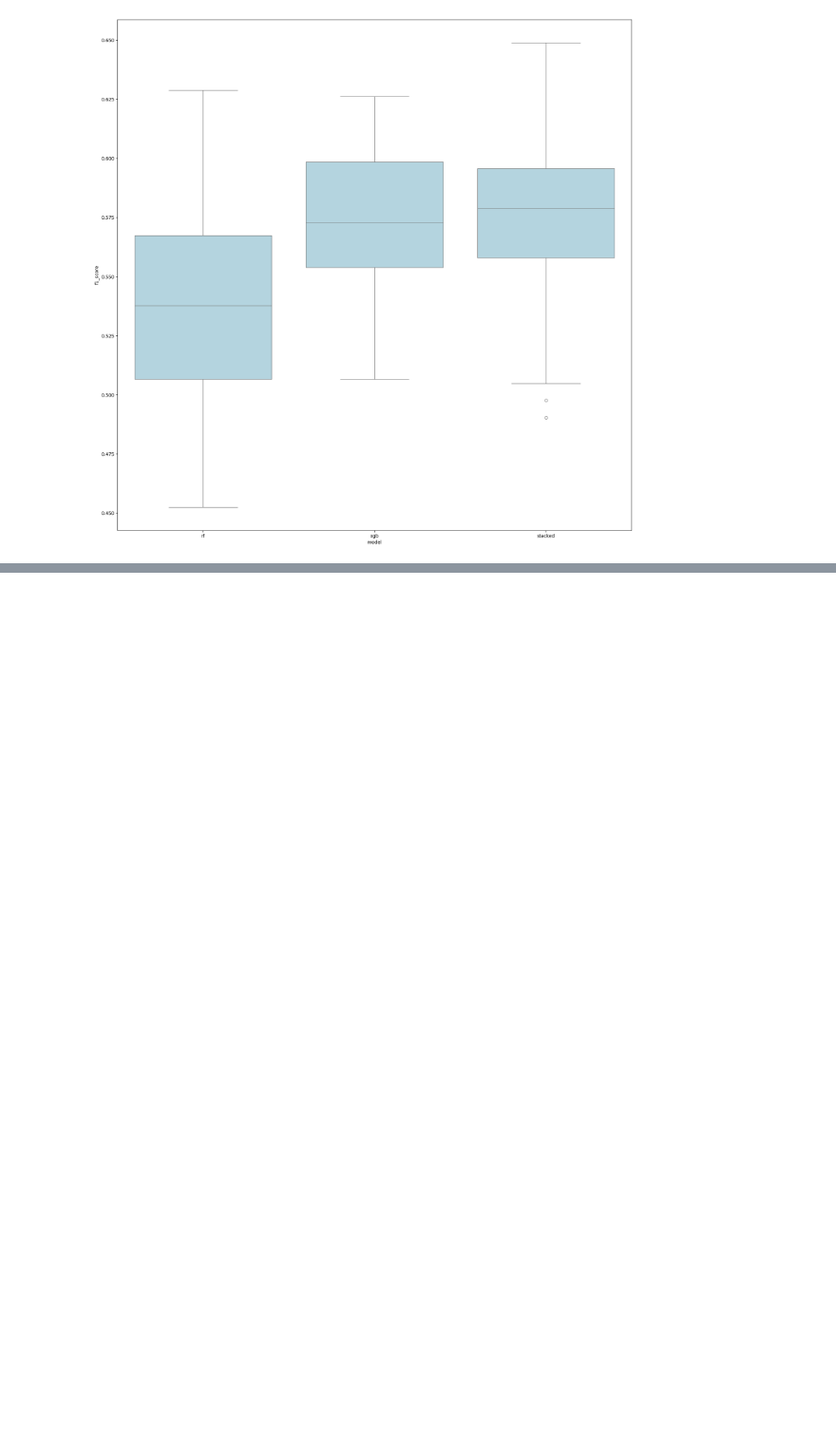
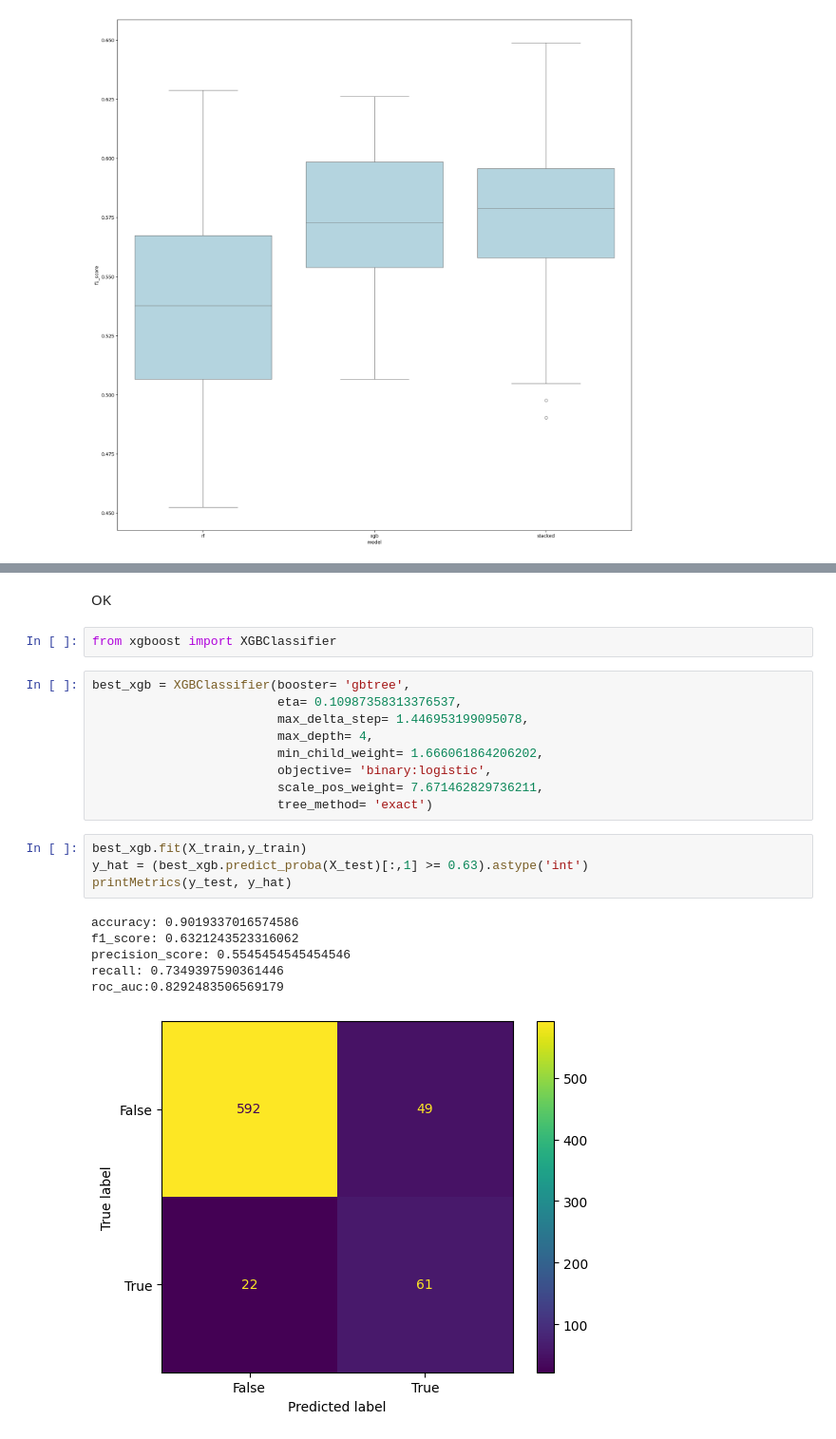
Before and after one commit to UserKrzysztof/MachineLearning-project1, a Jupyter notebook: code/model_tuning.ipynb, the cells around one changed output, grey strips where cells are left out. Shown at 95% size. Drawn from its saved outputs; the diff is of its cells as text; blank space fills up the shorter version.

```diff
--- a/code/model_tuning.ipynb
+++ b/code/model_tuning.ipynb
@@ -633,0 +668,24 @@ plt.show()
+# %% [markdown]
+OK
+# %%
+from xgboost import XGBClassifier
+# %%
+best_xgb = XGBClassifier(booster= 'gbtree',
+                         eta= 0.10987358313376537,
+                         max_delta_step= 1.446953199095078,
+                         max_depth= 4,
+                         min_child_weight= 1.666061864206202,
+                         objective= 'binary:logistic',
+                         scale_pos_weight= 7.671462829736211,
+                         tree_method= 'exact')
+# %%
+best_xgb.fit(X_train,y_train)
+y_hat = (best_xgb.predict_proba(X_test)[:,1] >= 0.63).astype('int')
+printMetrics(y_test, y_hat)
+# %% [output]
+accuracy: 0.9019337016574586
+f1_score: 0.6321243523316062
+precision_score: 0.5545454545454546
+recall: 0.7349397590361446
+roc_auc:0.8292483506569179
+[figure, added]
```
Also changed, not shown: parts of 5 cells of this notebook, 1 other file.
